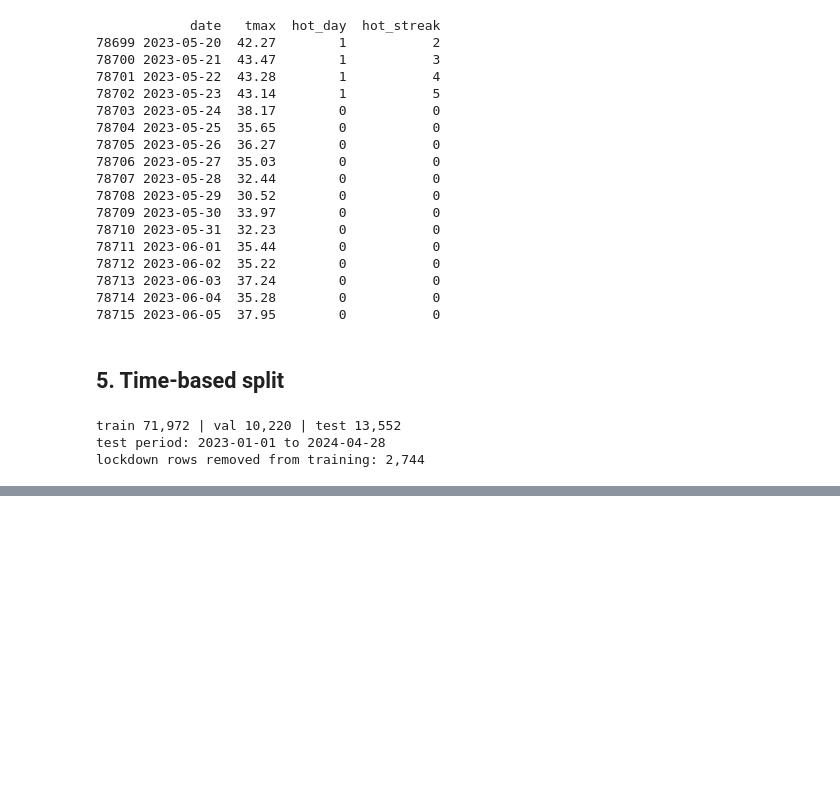
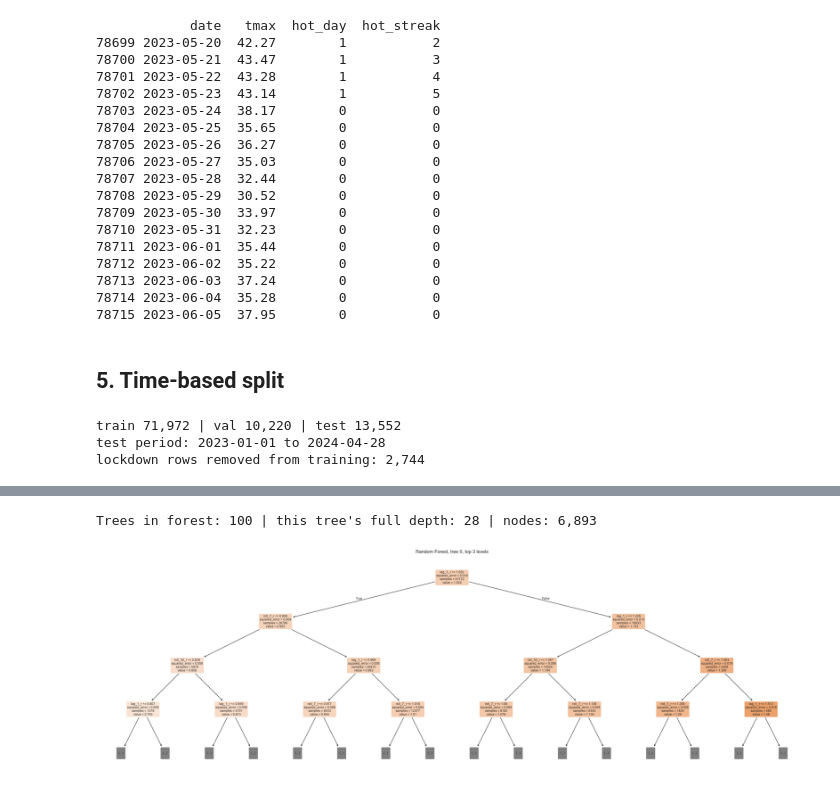
Before and after one commit to mkrohit1798/India-Heatwave-Electricity-Demand, a Jupyter notebook: notebooks/Untitled.ipynb, the cells around one changed output, grey strips where cells are left out. Saved outputs shown, nothing was run; the diff lists cells and outputs as text; code cells hidden in the pictures; blank space fills up the shorter version.

Commit message:
Added model metrics, baselines and ML models

```diff
--- a/notebooks/Untitled.ipynb
+++ b/notebooks/Untitled.ipynb
@@ -413,0 +450,21 @@ lockdown rows removed from training: 2,744
+# %%
+def make_models():
+    return {
+        "Ridge": make_pipeline(StandardScaler(), Ridge(alpha = 1.0)),
+        "Random Forest": RandomForestRegressor(n_estimators = 100, min_samples_leaf = 10, max_features = 0.5,
+                                              n_jobs = -1, random_state = RANDOM_STATE),
+        "Gradient Boosting": HistGradientBoostingRegressor(max_iter = 300, learning_rate = 0.5, max_leaf_nodes = 31,
+                                                          min_samples_leaf = 40, random_state = RANDOM_STATE),
+        "Neural Network (MLP)": make_pipeline(
+            StandardScaler(),
+            MLPRegressor(hidden_layer_sizes = (64, 32), early_stopping = True, max_iter = 300,
+                        n_iter_no_change = 10, random_state = RANDOM_STATE))
+    }
+
+val_rows = []
+for name, model in make_models().items():
+    model.fit(train_fit[FEATURES], train_fit["y"])
+    pred = model.predict(val[FEATURES]) * val["base"].values
+    val_rows.append({"model": name, **metrics(val, pred)})
+
+pd.DataFrame(val_rows).sort_values("WAPE_%").round(2)
@@ -413,0 +477,19 @@ lockdown rows removed from training: 2,744
+# %%
+from sklearn.tree import plot_tree
+
+TREE_DEPTH = 3
+TREE_NUMBER = 0
+
+rf = make_models()["Random Forest"]
+rf.fit(train_fit[FEATURES], train_fit["y"])
+tree = rf.estimators_[TREE_NUMBER]
+print(f"Trees in forest: {len(rf.estimators_)} | this tree's full depth: {tree.get_depth()} | nodes: {tree.tree_.node_count:,}")
+
+fig, ax = plt.subplots(figsize=(min(4 * 2 ** TREE_DEPTH, 60), 2.5 * (TREE_DEPTH + 1)))
+plot_tree(tree, max_depth=TREE_DEPTH, feature_names=FEATURES, filled=True, rounded=True,
+          precision=3, fontsize=8, ax=ax)
+ax.set_title(f"Random Forest, tree {TREE_NUMBER}, top {TREE_DEPTH} levels")
+plt.show()
+# %% [output]
+Trees in forest: 100 | this tree's full depth: 28 | nodes: 6,893
+[figure, added]
```
Also changed, not shown: parts of 7 cells of this notebook.
